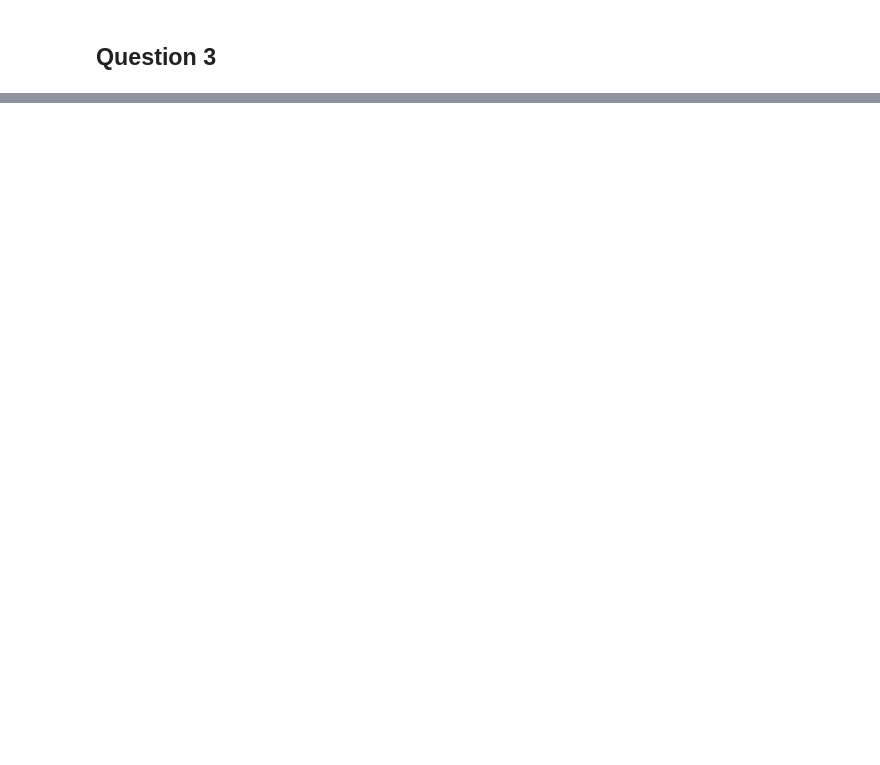
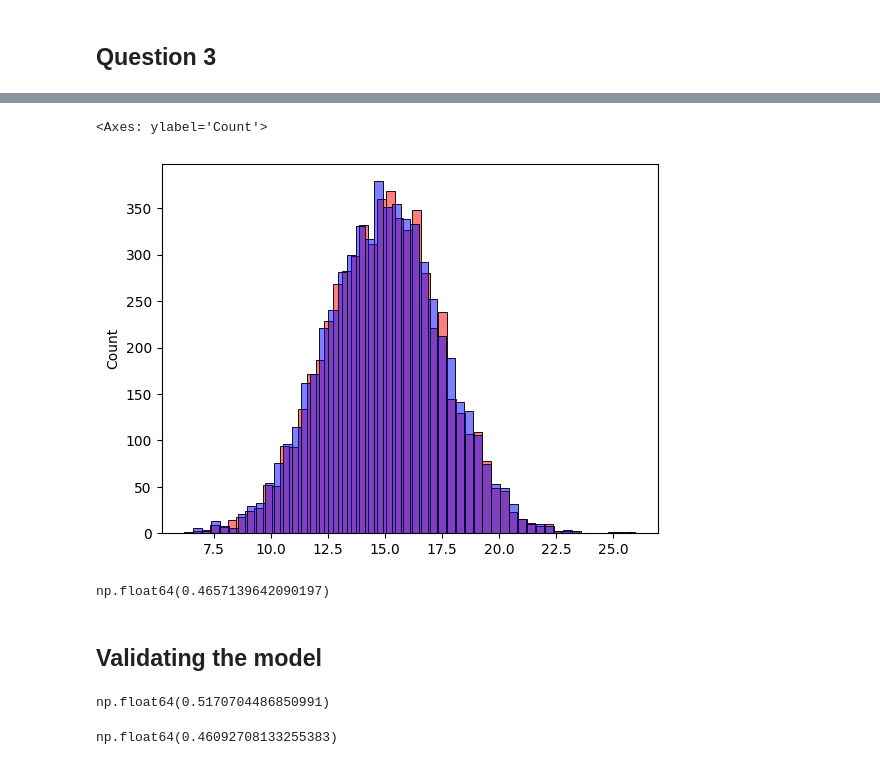
Before and after one commit to moolajide06/machine-learning-zoomcamp-homework-2025, a Jupyter notebook: 02-regression/hw2.ipynb, the cells around one changed output, grey strips where cells are left out. Saved outputs shown, nothing was run; the diff lists cells and outputs as text; code cells hidden in the pictures; blank space fills up the shorter version.

```diff
--- a/02-regression/hw2.ipynb
+++ b/02-regression/hw2.ipynb
@@ -146,0 +193,2 @@ AttributeError: 'numpy.ndarray' object has no attribute 'isnull'
+# %%
+X_train_fill_mean = prepare_X_fill_mean(df_train)
@@ -146,0 +206,42 @@ AttributeError: 'numpy.ndarray' object has no attribute 'isnull'
+# %%
+w0, w = train_linear_regression(X_train_fill_mean, y_train)
+# %%
+y_pred = w0 + X_train_fill_mean.dot(w)
+# %%
+sns.histplot(y_pred, color='red', alpha=0.5, bins=50)
+sns.histplot(y_train, color='blue', alpha=0.5, bins=50)
+# %% [output]
+<Axes: ylabel='Count'>
+[figure, added]
+# %%
+def rmse(y, y_pred):
+    se = (y - y_pred) ** 2
+    mse = se.mean()
+    return np.sqrt(mse)
+
+rmse(y_train, y_pred)
+# %% [output]
+np.float64(0.4657139642090197)
+# %% [markdown]
+## Validating the model
+# %%
+X_train_fill_0 = prepare_X_fill_0(df_train)
+w0, w = train_linear_regression(X_train_fill_0, y_train)
+
+
+X_val = prepare_X_fill_0(df_val)
+
+y_pred = w0 + X_val.dot(w)
+rmse(y_val, y_pred)
+# %% [output]
+np.float64(0.5170704486850991)
+# %%
+X_train_fill_mean = prepare_X_fill_mean(df_train)
+w0, w = train_linear_regression(X_train_fill_mean, y_train)
+
+X_val = prepare_X_fill_mean(df_val)
+
+y_pred = w0 + X_val.dot(w)
+rmse(y_val, y_pred)
+# %% [output]
+np.float64(0.46092708133255383)
```
Also changed, not shown: parts of 11 cells of this notebook.
